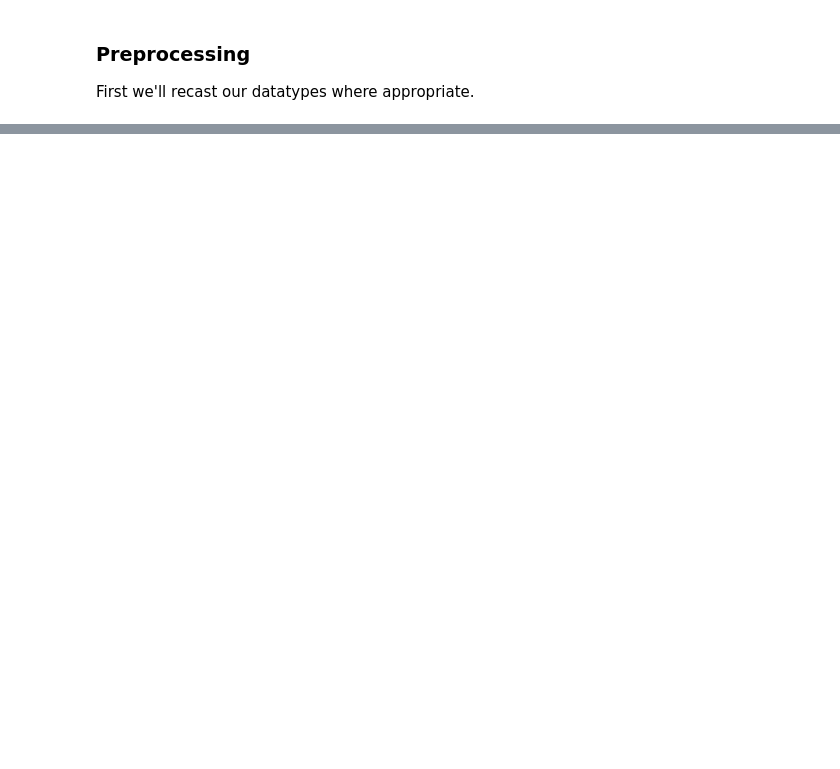
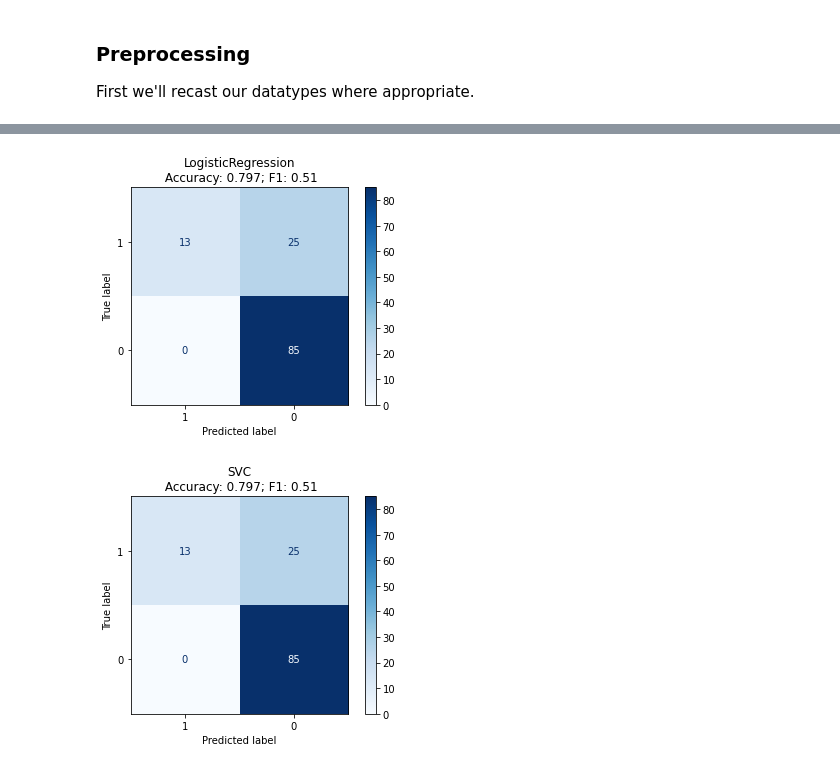
Before and after one commit to d-lazenby/loan_application_prediction, a Jupyter notebook: loan_application_prediction_modelling.ipynb, the cells around one changed output, grey strips where cells are left out. Saved outputs shown, nothing was run; the diff lists cells and outputs as text; code cells hidden in the pictures; blank space fills up the shorter version.

```diff
--- a/loan_application_prediction_modelling.ipynb
+++ b/loan_application_prediction_modelling.ipynb
@@ -65,5 +91,0 @@ df.fillna(value=value, inplace=True)
-# %%
-#Impute missing values with most frequent value
-for col in categorical:
-    value = df[col].value_counts().index[0]
-    df[col].fillna(value=value, inplace=True)
@@ -87,0 +92,5 @@ dtype: int64
+# %%
+#Impute missing values with median
+value = {'LoanAmount': X_train.loc[:, ('LoanAmount')].median()}
+X_train = X_train.fillna(value=value)
+X_test = X_test.fillna(value=value)
@@ -113,0 +304,22 @@ dtype: object
+# %%
+models = [('LogisticRegression', LogisticRegression(solver='lbfgs', max_iter=1500)),
+          ('SVC', SVC(gamma='scale', max_iter=1500))]
+
+for title, model in models:
+    pipe = Pipeline(steps=[('preprocessing', col_transform), (title.lower(), model)])
+    pipe.fit(X_train, y_train)
+
+    #Get predictions
+    yhat = pipe.predict(X_test)
+
+    acc = round(pipe.score(X_test, y_test), 3)
+    fscore = round(f1_score(y_test, yhat), 3)
+
+    #Display confusion matrix
+    disp = ConfusionMatrixDisplay(confusion_matrix(y_test, yhat, labels=[1,0]), display_labels=[1,0])
+    disp.plot(cmap=plt.cm.Blues)
+    plt.grid(False)
+    plt.title(f'{title}\n Accuracy: {acc}; F1: {fscore}');
+# %% [output]
+[figure, added]
+[figure, added]
```
Also changed, not shown: parts of 31 cells of this notebook, 2 other files.
